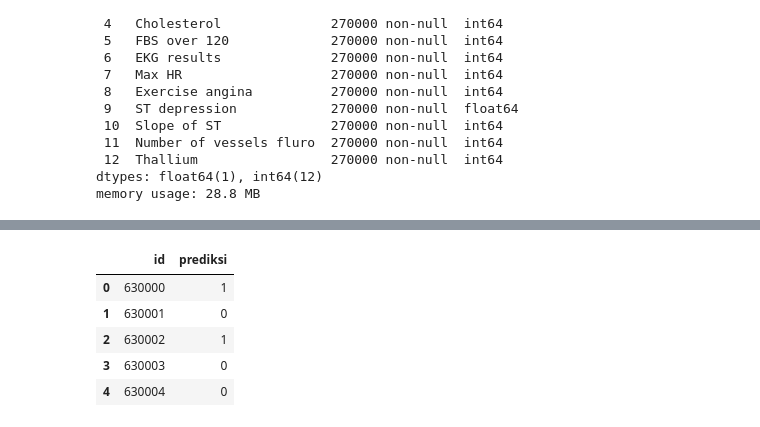
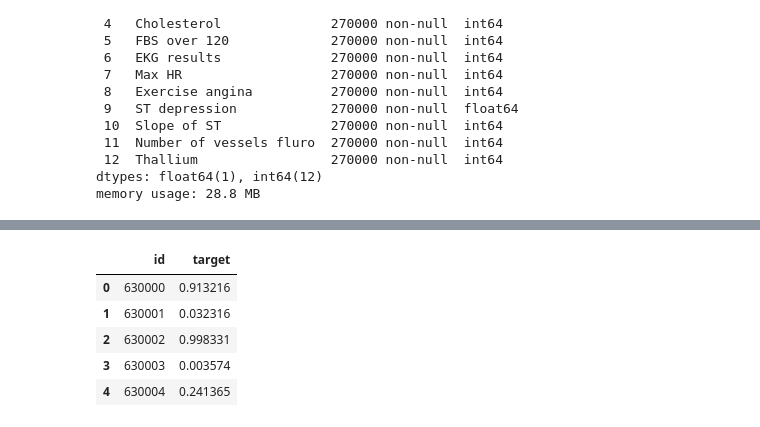
Before and after one commit to Leonanda1013/DataLoverz, a Jupyter notebook: Competition/Playground/Playground_HeartDisease.ipynb, the cells around one changed output, grey strips where cells are left out. Drawn from its saved outputs; the diff is of its cells as text; code cells hidden in the pictures.

```diff
--- a/Competition/Playground/Playground_HeartDisease.ipynb
+++ b/Competition/Playground/Playground_HeartDisease.ipynb
@@ -261,2 +435,0 @@ memory usage: 2.1 MB
-# %%
-dfTest['prediksi'] = y_pred.values
@@ -285,9 +436,23 @@ dfSubmit = dfTest.reset_index()[['id', 'prediksi']]
+# %%
+w1, w2, w3 = 0.4, 0.3, 0.3
+# %%
+id="r9i1hz"
+preds_test = (
+    w1 * cat.predict(dfTest) +
+    w2 * xgb.predict(dfTest) +
+    w3 * lgbm.predict(dfTest)
+)
+# %%
+df_submit = pd.DataFrame({
+    "id": dfTest["id"],      # kolom ID dari test.csv
+    "target": preds_test      # ganti sesuai nama target
+})
 # %%
-dfSubmit.head()
+df_submit.head()
 # %% [output]
-|  | id | prediksi |
-| 0 | 630000 | 1 |
-| 1 | 630001 | 0 |
-| 2 | 630002 | 1 |
-| 3 | 630003 | 0 |
-| 4 | 630004 | 0 |
+|  | id | target |
+| 0 | 630000 | 0.913216 |
+| 1 | 630001 | 0.032316 |
+| 2 | 630002 | 0.998331 |
+| 3 | 630003 | 0.003574 |
+| 4 | 630004 | 0.241365 |
```
Also changed, not shown: parts of 28 cells of this notebook.
